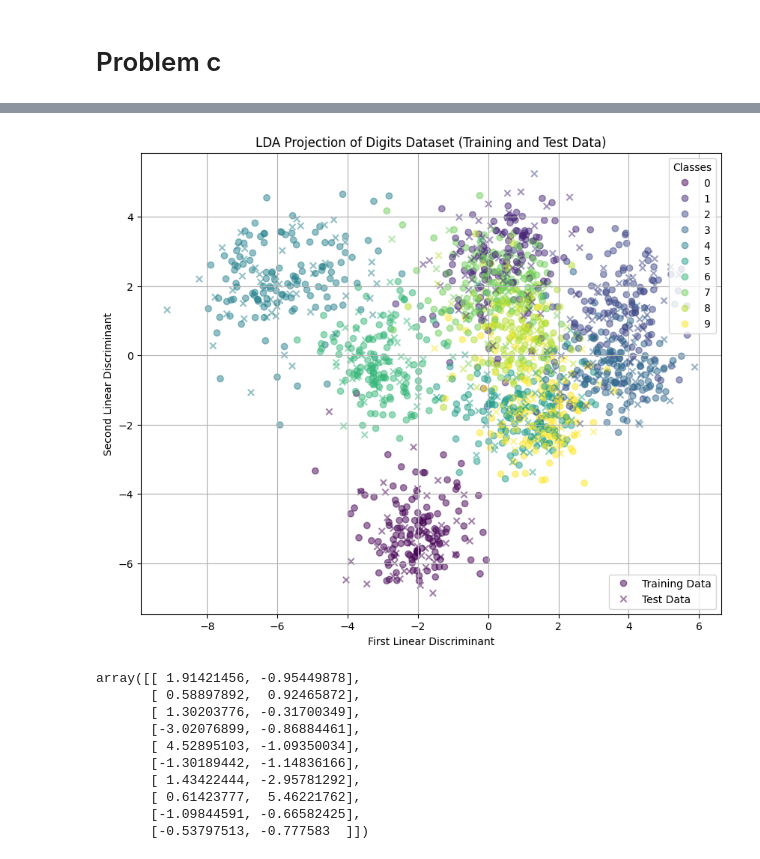
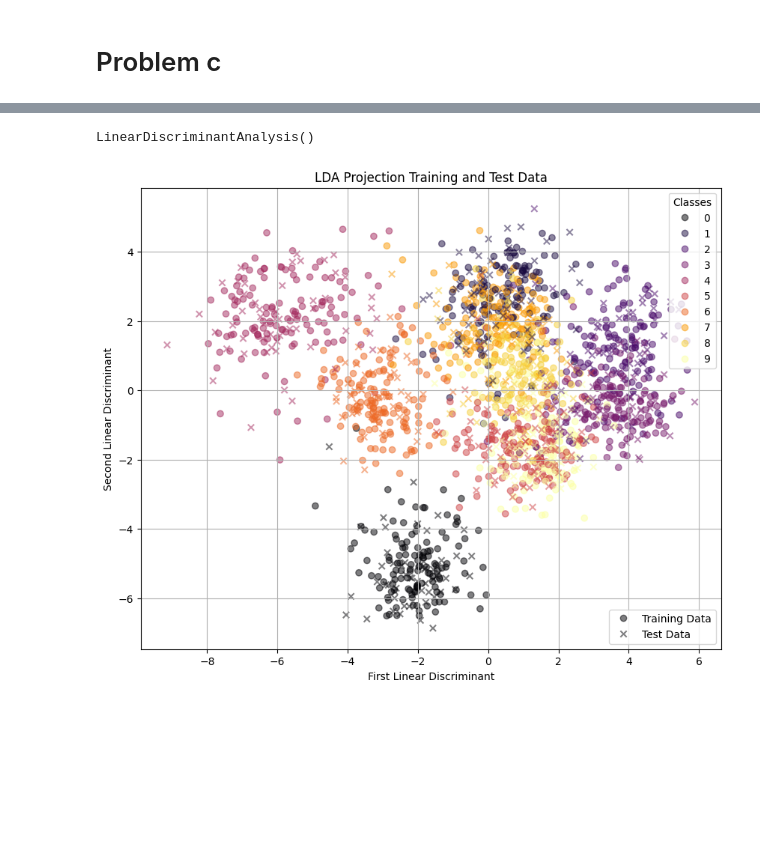
Before and after one commit to GeyzsoN/AI221, a Jupyter notebook: _gk_outputs/MEX 4/homena_mex_4.ipynb, the cells around one changed output, grey strips where cells are left out. Drawn from its saved outputs; the diff is of its cells as text; code cells hidden in the pictures; blank space fills up the shorter version.

```diff
--- a/_gk_outputs/MEX 4/homena_mex_4.ipynb
+++ b/_gk_outputs/MEX 4/homena_mex_4.ipynb
@@ -289,61 +125,34 @@ Testing Classification Accuracy: 0.5777777777777777
+# %%
+lda = LinearDiscriminantAnalysis(n_components=2)
+X_lda = lda.fit_transform(X, y)
+
+X_train_lda, X_test_lda, y_train_lda, y_test_lda = train_test_split(
+    X_lda, y, test_size=0.3, stratify=y, random_state=0
+)
+
+lda_classifier = LinearDiscriminantAnalysis()
+lda_classifier.fit(X_train_lda, y_train_lda)
+# %% [output]
+LinearDiscriminantAnalysis()
 # %%
-import matplotlib.pyplot as plt
-from sklearn.discriminant_analysis import LinearDiscriminantAnalysis as LDA
-from sklearn.model_selection import train_test_split
-from sklearn.metrics import confusion_matrix
-from sklearn.datasets import load_digits
-import numpy as np
-
-# Load the digits dataset
-digits = load_digits()
-X_digits = digits.data
-y_digits = digits.target
-
-# Perform LDA with 2 components on the original data
-lda = LDA(n_components=2)
-X_lda = lda.fit_transform(X_digits, y_digits)
-
-# Split the LDA-transformed data into training and testing sets
-X_train_lda, X_test_lda, y_train_lda, y_test_lda = train_test_split(
-    X_lda, y_digits, test_size=0.3, stratify=y_digits, random_state=0
-)
-
-# Plotting both training and testing data on the same chart with legends for class labels
 plt.figure(figsize=(10, 8))
 
-# Scatter plot for training data with label
 scatter1 = plt.scatter(X_train_lda[:, 0], X_train_lda[:, 1], c=y_train_lda,
-                       cmap='viridis', alpha=0.5, marker='o', label='Training Data')
+                       cmap='inferno', alpha=0.5, marker='o', label='Training Data')
 
-# Scatter plot for testing data with label
 scatter2 = plt.scatter(X_test_lda[:, 0], X_test_lda[:, 1], c=y_test_lda,
-                       cmap='viridis', alpha=0.5, marker='x', label='Test Data')
+                       cmap='inferno', alpha=0.5, marker='x', label='Test Data')
 
-# Create a legend for the class labels
 legend1 = plt.legend(*scatter1.legend_elements(), loc="upper right", title="Classes")
 plt.gca().add_artist(legend1)
 
-# Create a separate legend for the training/test labels
 plt.legend(handles=[scatter1.legend_elements()[0][0], scatter2.legend_elements()[0][0]],
            labels=['Training Data', 'Test Data'], loc="lower right")
 
-plt.title('LDA Projection of Digits Dataset (Training and Test Data)')
+plt.title('LDA Projection Training and Test Data')
 plt.xlabel('First Linear Discriminant')
 plt.ylabel('Second Linear Discriminant')
 plt.grid(True)
 plt.show()
 # %% [output]
-[figure, old version]
+[figure, new version]
-# %%
-X_pca_digits[0:10]
-# %% [output]
-array([[ 1.91421456, -0.95449878],
-       [ 0.58897892,  0.92465872],
-       [ 1.30203776, -0.31700349],
-       [-3.02076899, -0.86884461],
-       [ 4.52895103, -1.09350034],
-       [-1.30189442, -1.14836166],
-       [ 1.43422444, -2.95781292],
-       [ 0.61423777,  5.46221762],
-       [-1.09844591, -0.66582425],
-       [-0.53797513, -0.777583  ]])
```
Also changed, not shown: parts of 9 cells of this notebook.
